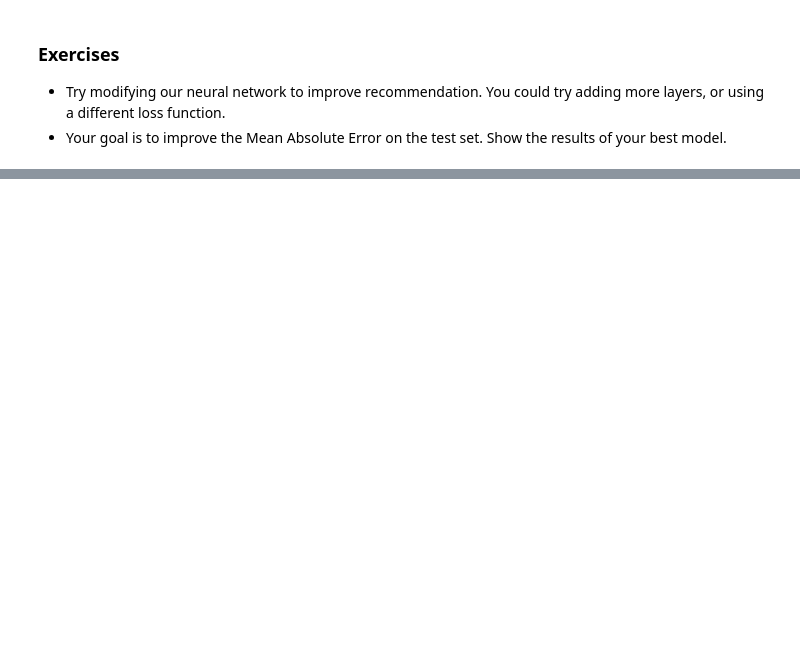
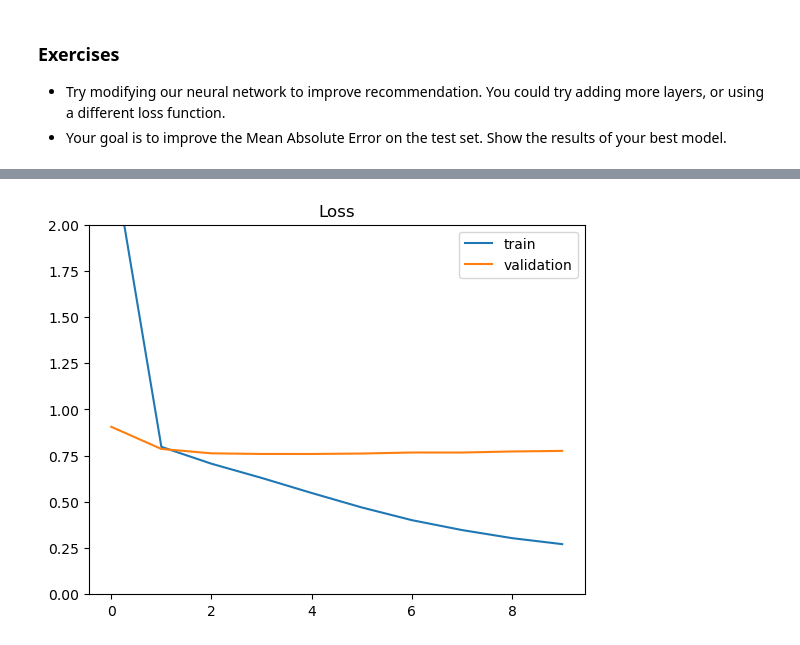
Before and after one commit to maxatrgh/deep_learning, a Jupyter notebook: 01_materials/labs/lab_3.ipynb, the cells around one changed output, grey strips where cells are left out. Cells and saved outputs as stored; diff of their text form; code cells hidden in the pictures; blank space fills up the shorter version.

```diff
--- a/01_materials/labs/lab_3.ipynb
+++ b/01_materials/labs/lab_3.ipynb
@@ -382,6 +591,10 @@ class RegressionModel(Model):
                                         input_dim=max_item_id + 1,
                                         name='item_embedding')
 
+        self.dense = Dense(64, activation='relu')
+        #self.dense = Dense(128, activation='relu')
+        self.dropout = Dropout(0.2)
+
         # The following two layers don't have parameters.
         self.flatten = Flatten()
         self.dot = Dot(axes=1)
@@ -393,9 +606,19 @@ class RegressionModel(Model):
         user_vecs = self.flatten(self.user_embedding(user_inputs))
         item_vecs = self.flatten(self.item_embedding(item_inputs))
 
+        # Add Dropout layer
+        #user_vecs = self.dropout(self.user_embedding(user_inputs))
+        #item_vecs = self.dropout(self.item_embedding(item_inputs))
+
+
+        # Add a dense layer
+        #dense = Dense(64, activation='relu')
+        #user_vecs = self.dense(user_vecs)
+        #item_vecs = self.dense(item_vecs)
+
         y = self.dot([user_vecs, item_vecs])
         return y
-
-
-model = RegressionModel(embedding_size=64, max_user_id=all_ratings['user_id'].max(), max_item_id=all_ratings['item_id'].max())
-model.compile(optimizer="adam", loss='mae')
+# %%
+
+#model = RegressionModel(embedding_size=64, max_user_id=all_ratings['user_id'].max(), max_item_id=all_ratings['item_id'].max())
+model = RegressionModel(embedding_size=256, max_user_id=all_ratings['user_id'].max(), max_item_id=all_ratings['item_id'].max())
@@ -402,5 +627,5 @@ model.compile(optimizer="adam", loss='mae')
 # %%
 # Training the model
 history = model.fit([user_id_train, item_id_train], rating_train,
-                    batch_size=64, epochs=10, validation_split=0.1,
+                    batch_size=64, epochs=10, validation_split=0.2,
                     shuffle=True)
@@ -406,0 +653,8 @@ history = model.fit([user_id_train, item_id_train], rating_train,
+# %%
+plt.plot(history.history['loss'], label='train')
+plt.plot(history.history['val_loss'], label='validation')
+plt.ylim(0, 2)
+plt.legend(loc='best')
+plt.title('Loss');
+# %% [output]
+[figure, added]
```
Also changed, not shown: parts of 29 cells of this notebook.
